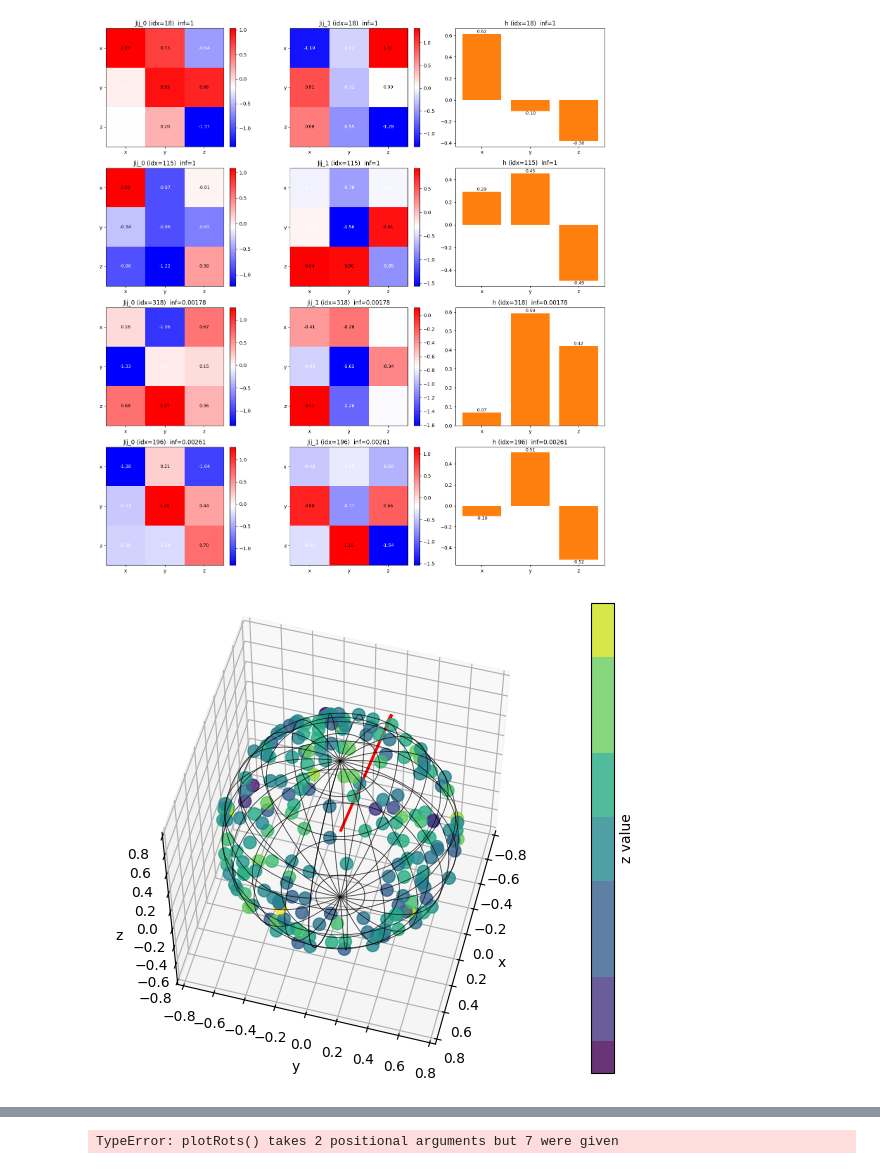
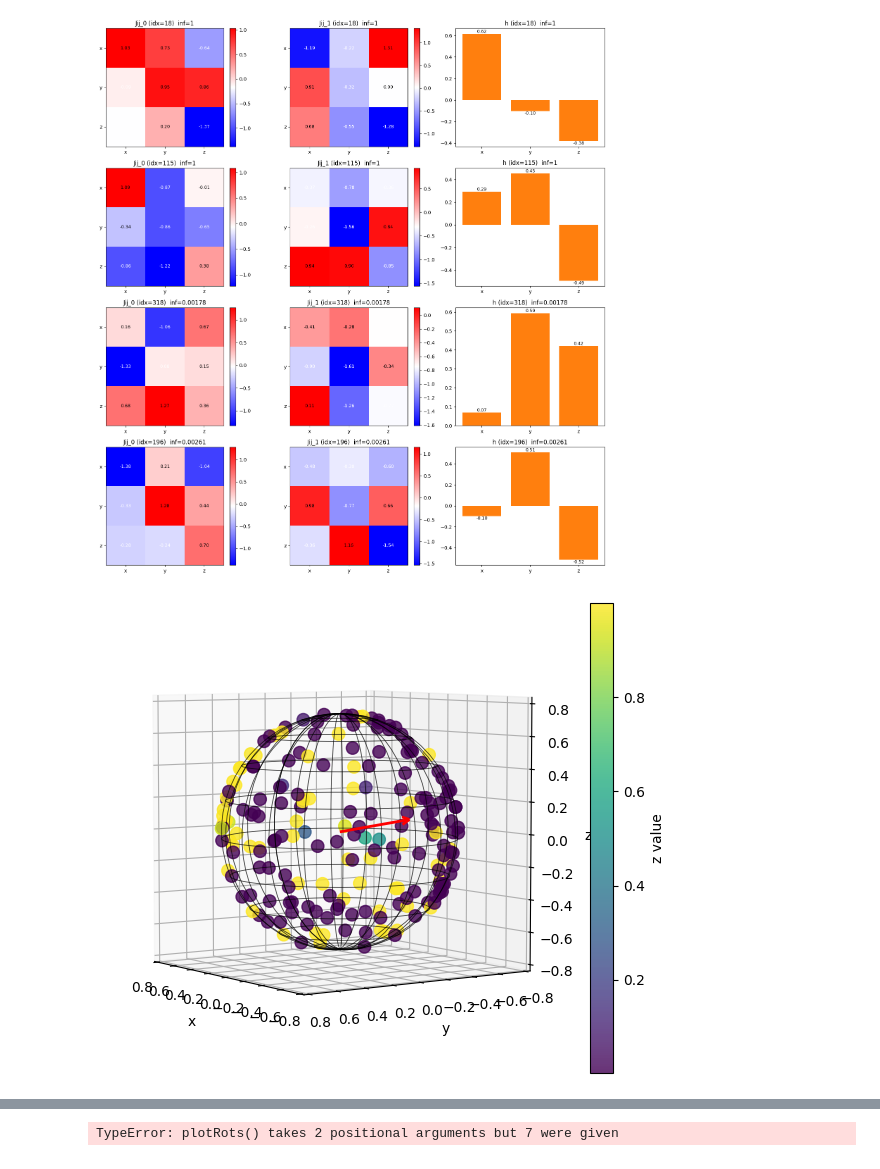
Before and after one commit to NilsNiggemann/DataMiningRBMs, a Jupyter notebook: Netket/analysis.ipynb, the cells around one changed output, grey strips where cells are left out. Drawn from its saved outputs; the diff is of its cells as text; code cells hidden in the pictures.

```diff
--- a/Netket/analysis.ipynb
+++ b/Netket/analysis.ipynb
@@ -6,7 +7,17 @@ import matplotlib.pyplot as plt
 # %%
+def log_ipr(psi):
+    return np.log(ipr(psi))
+
+def uniform_state_overlap(psi):
+    uniform_psi = np.ones(len(psi)) / np.sqrt(len(psi))
+    overlap = np.abs(np.vdot(uniform_psi, psi))**2
+    return overlap
+
 hypotheses = {
     "std_phase" : std_phase,
+    "uniform_state_overlap" : uniform_state_overlap,
     "IPR" : ipr,
+    "logIPR" : log_ipr,
     "SPCA" : pca_entropy,
     "Renyi_2" : renyi_entropy,
 }
@@ -434,8 +461,7 @@ plotRots(df_rot_filter, [i1, i2, i3, i4])
 # %%
-df_rot_filter = df_rot[df_rot["idx"] == 50]
-df_rot_filter = filter_dataframe_by_range(df_rot_filter, 'infidelity', *infidelityrange)
 
 import numpy as np
+from scipy.interpolate import griddata
 import matplotlib.pyplot as plt
 # plt.switch_backend('qt5agg')
 from mpl_toolkits.mplot3d import Axes3D  # required in some environments
@@ -465,41 +491,74 @@ U, V = np.meshgrid(u, v)
 Xs = r_pts * np.cos(U) * np.sin(V)
 Ys = r_pts * np.sin(U) * np.sin(V)
 Zs = r_pts * np.cos(V)
-
+ez = np.array([0,0,1])
 # wireframe + faint surface
 ax.plot_wireframe(Xs, Ys, Zs, color="black", linewidth=0.6, rstride=3, cstride=3, alpha=0.7)
 # ax.plot_surface(Xs, Ys, Zs, color="lightgray", alpha=0.12, linewidth=0, antialiased=True)
 
 major_direction = sum([points[i]*np.array(df_rot_filter.infidelity)[i] for i in range(len(df_rot_filter))])
 major_direction = -major_direction / np.linalg.norm(major_direction) * (r_pts*1.2)
 # plot major direction
 ax.quiver(0, 0, 0, major_direction[0], major_direction[1], major_direction[2], color='red', linewidth=2, arrow_length_ratio=0.1, label='Infidelity-weighted direction')
 # keep aspect ratio equal
 try:
     ax.set_box_aspect([1, 1, 1])
 except Exception:
     pass
 # sc = ax.scatter(x, y, z, c=df_rot_filter.infidelity, cmap='viridis', s=80, alpha=0.8)
 
 J_means = [J_0+J_1 for (J_0, J_1) in zip(df_rot_filter.Jij_0.values, df_rot_filter.Jij_1.values)]
 # infidelity_ansatz = [J[2,2] for J in df_rot_filter.Jij_0.values]
 # infidelity_ansatz = [J_0[2,2]+J_1[2,2] for (J_0, J_1) in zip(df_rot_filter.Jij_0.values, df_rot_filter.Jij_1.values)]
-infidelity_ansatz = [(h@J_0@h) for (J_0, h) in zip(J_means, df_rot_filter.hs.values)]
-sc = ax.scatter(x, y, z, c=infidelity_ansatz, cmap='viridis', s=80, alpha=0.8)
+# infidelity_ansatz = [0.0*h[2]+(ez@J_0@h) for (J_0, h) in zip(J_means, df_rot_filter.hs.values)]
+# infidelity_ansatz = np.real(df_rot_filter["e_var_unform"].values)
+sc = ax.scatter(x, y, z, c=df_rot_filter["infidelity"], cmap='viridis', s=80, alpha=0.8)
+
+# remove original scatter
+# try:
+#     sc.remove()
+# except Exception:
+#     pass
+
+# # prepare spherical coordinates for the sample points (phi: azimuth, theta: polar)
+# xs = np.array(x); ys = np.array(y); zs = np.array(z)
+# phi = np.arctan2(ys, xs)
+# phi = (phi + 2 * np.pi) % (2 * np.pi)
+# theta = np.arccos(np.clip(zs / r_pts, -1.0, 1.0))
+# points_uv = np.vstack((phi, theta)).T
+# values = np.array(infidelity_ansatz)
+
+# # interpolate values onto the (U,V) grid; fallback to nearest for NaNs
+# Z_grid = griddata(points_uv, values, (U, V), method='cubic')
+# if np.any(np.isnan(Z_grid)):
+#     Z_nearest = griddata(points_uv, values, (U, V), method='nearest')
+#     Z_grid = np.where(np.isnan(Z_grid), Z_nearest, Z_grid)
+
+# # map interpolated scalar field to facecolors and plot the surface
+# cmap = plt.cm.viridis
+# norm = plt.Normalize(np.nanmin(values), np.nanmax(values))
+# facecolors = cmap(norm(Z_grid))
+# surf = ax.plot_surface(Xs, Ys, Zs, facecolors=facecolors, rstride=1, cstride=1, linewidth=0, antialiased=True, shade=False)
+
+# create a ScalarMappable for the colorbar and assign to sc so the existing colorbar call works
+# mappable = plt.cm.ScalarMappable(cmap=cmap, norm=norm)
+# mappable.set_array(values)
+# sc = mappable
+
 # set static view angles (change values as desired)
-azim = 15  # azimuth angle in degrees
-elev = 55  # elevation angle in degrees
+azim = 145  # azimuth angle in degrees
+elev = 5  # elevation angle in degrees
 ax.view_init(elev=elev, azim=azim)
 
 # optional: animate rotation (uncomment to run)
 # for az in range(0, 360, 4):
 #     el = 25 * np.sin(np.deg2rad(az / 2))  # varying elevation if desired
 #     ax.view_init(elev=el, azim=az)
 #     plt.draw()
 #     plt.pause(0.01)
 ax.set_xlabel('x'); ax.set_ylabel('y'); ax.set_zlabel('z')
 plt.colorbar(sc, label='z value')
 plt.tight_layout()
 plt.show()
 # %% [output]
-[figure, old version]
+[figure, new version]
```
Also changed, not shown: parts of 19 cells of this notebook, 5 other files.
